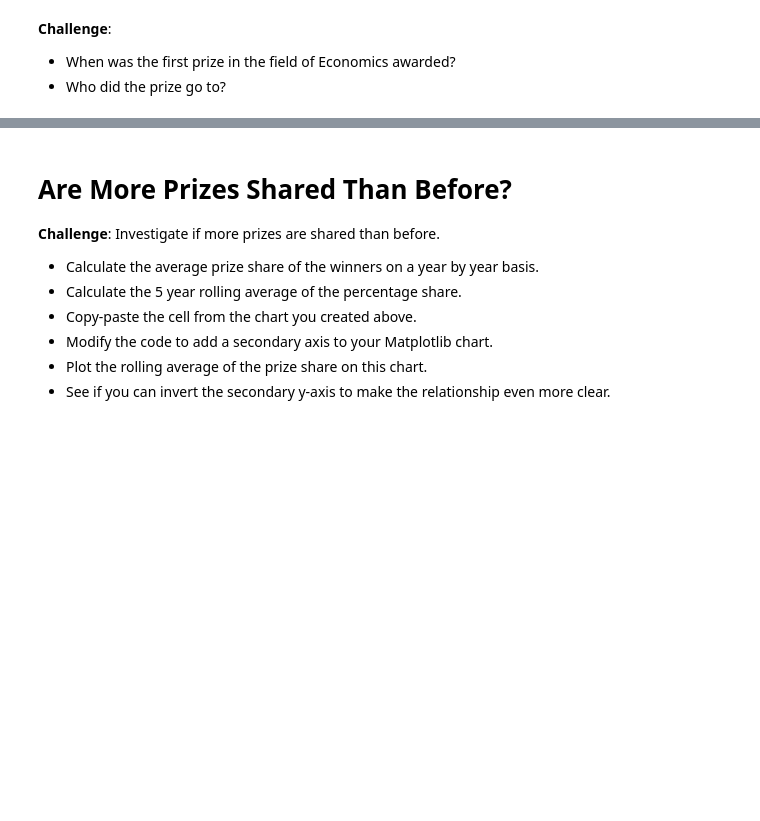
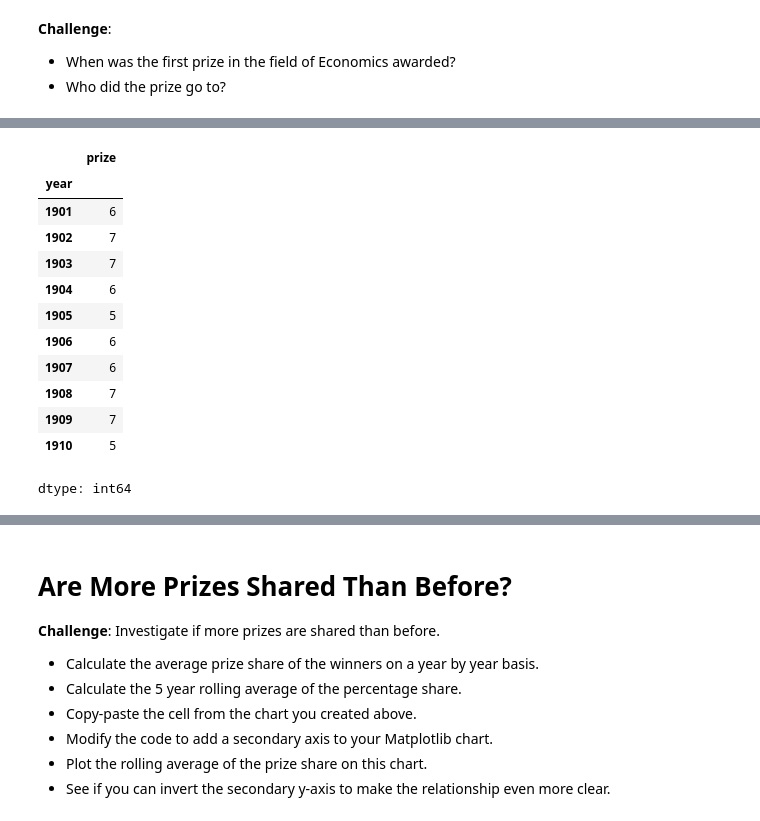
Before and after one commit to SiracencoSerghei/Bootcamp_Python, a Jupyter notebook: day_79/Nobel_Prize_Analysis.ipynb, the cells around one changed output, grey strips where cells are left out. Cells and saved outputs as stored; diff of their text form; code cells hidden in the pictures; blank space fills up the shorter version.

```diff
--- a/day_79/Nobel_Prize_Analysis.ipynb
+++ b/day_79/Nobel_Prize_Analysis.ipynb
@@ -334,3 +384,20 @@ multiple_winners[col_subset]
 
 * Looking at the chart, did the first and second world wars have an impact on the number of prizes being given out?
 * What could be the reason for the trend in the chart?
+# %%
+prize_per_year = df_data.groupby(by='year').count().prize
+prize_per_year.head(10)
+# %% [output]
+|  | prize |
+| year |  |
+| 1901 | 6 |
+| 1902 | 7 |
+| 1903 | 7 |
+| 1904 | 6 |
+| 1905 | 5 |
+| 1906 | 6 |
+| 1907 | 6 |
+| 1908 | 7 |
+| 1909 | 7 |
+| 1910 | 5 |
+dtype: int64
```
Also changed, not shown: parts of 9 cells of this notebook.
